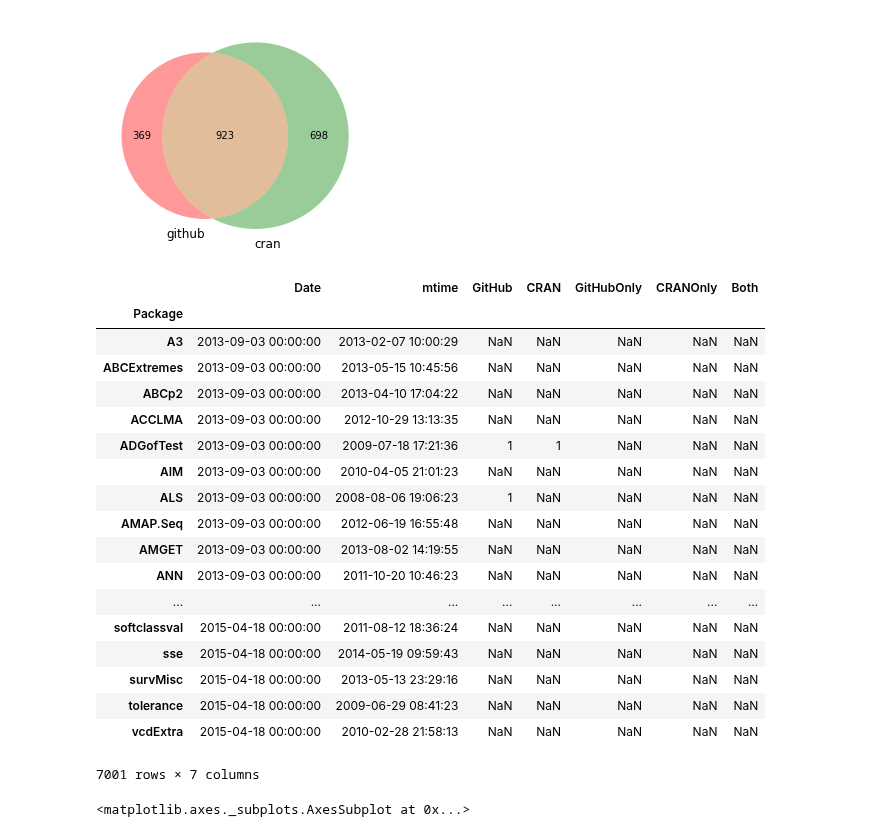
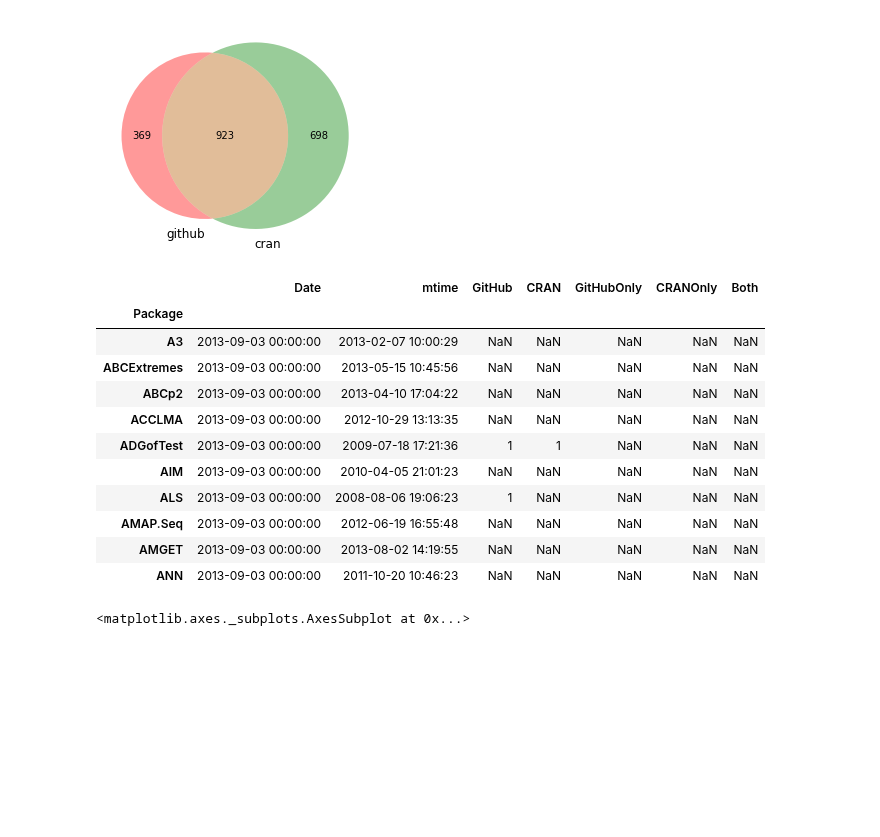
Before and after one commit to maelick/GitHub-API-Helpers, a Jupyter notebook: SANER2016/notebooks/Age of required CRAN packages.ipynb, the cells around one changed output. Saved outputs shown, nothing was run; the diff lists cells and outputs as text; code cells hidden in the pictures; blank space fills up the shorter version.

```diff
--- a/SANER2016/notebooks/Age of required CRAN packages.ipynb
+++ b/SANER2016/notebooks/Age of required CRAN packages.ipynb
@@ -51,27 +51,20 @@ for name in cran_required['github']:
 for name in cran_required['cran']:
     required.loc[name, 'CRAN'] = 1
 # %%
-required
+required[:10]
 # %% [output]
 |  | Date | mtime | GitHub | CRAN | GitHubOnly | CRANOnly | Both |
 | Package |  |  |  |  |  |  |  |
 | A3 | 2013-09-03 00:00:00 | 2013-02-07 10:00:29 | NaN | NaN | NaN | NaN | NaN |
 | ABCExtremes | 2013-09-03 00:00:00 | 2013-05-15 10:45:56 | NaN | NaN | NaN | NaN | NaN |
 | ABCp2 | 2013-09-03 00:00:00 | 2013-04-10 17:04:22 | NaN | NaN | NaN | NaN | NaN |
 | ACCLMA | 2013-09-03 00:00:00 | 2012-10-29 13:13:35 | NaN | NaN | NaN | NaN | NaN |
 | ADGofTest | 2013-09-03 00:00:00 | 2009-07-18 17:21:36 | 1 | 1 | NaN | NaN | NaN |
 | AIM | 2013-09-03 00:00:00 | 2010-04-05 21:01:23 | NaN | NaN | NaN | NaN | NaN |
 | ALS | 2013-09-03 00:00:00 | 2008-08-06 19:06:23 | 1 | NaN | NaN | NaN | NaN |
 | AMAP.Seq | 2013-09-03 00:00:00 | 2012-06-19 16:55:48 | NaN | NaN | NaN | NaN | NaN |
 | AMGET | 2013-09-03 00:00:00 | 2013-08-02 14:19:55 | NaN | NaN | NaN | NaN | NaN |
 | ANN | 2013-09-03 00:00:00 | 2011-10-20 10:46:23 | NaN | NaN | NaN | NaN | NaN |
-| ... | ... | ... | ... | ... | ... | ... | ... |
-| softclassval | 2015-04-18 00:00:00 | 2011-08-12 18:36:24 | NaN | NaN | NaN | NaN | NaN |
-| sse | 2015-04-18 00:00:00 | 2014-05-19 09:59:43 | NaN | NaN | NaN | NaN | NaN |
-| survMisc | 2015-04-18 00:00:00 | 2013-05-13 23:29:16 | NaN | NaN | NaN | NaN | NaN |
-| tolerance | 2015-04-18 00:00:00 | 2009-06-29 08:41:23 | NaN | NaN | NaN | NaN | NaN |
-| vcdExtra | 2015-04-18 00:00:00 | 2010-02-28 21:58:13 | NaN | NaN | NaN | NaN | NaN |
-7001 rows × 7 columns
 # %%
 def __F(row):
     if row['GitHub'] == 1 and row['CRAN'] == 1:
```
Also changed, not shown: parts of 4 cells of this notebook.
